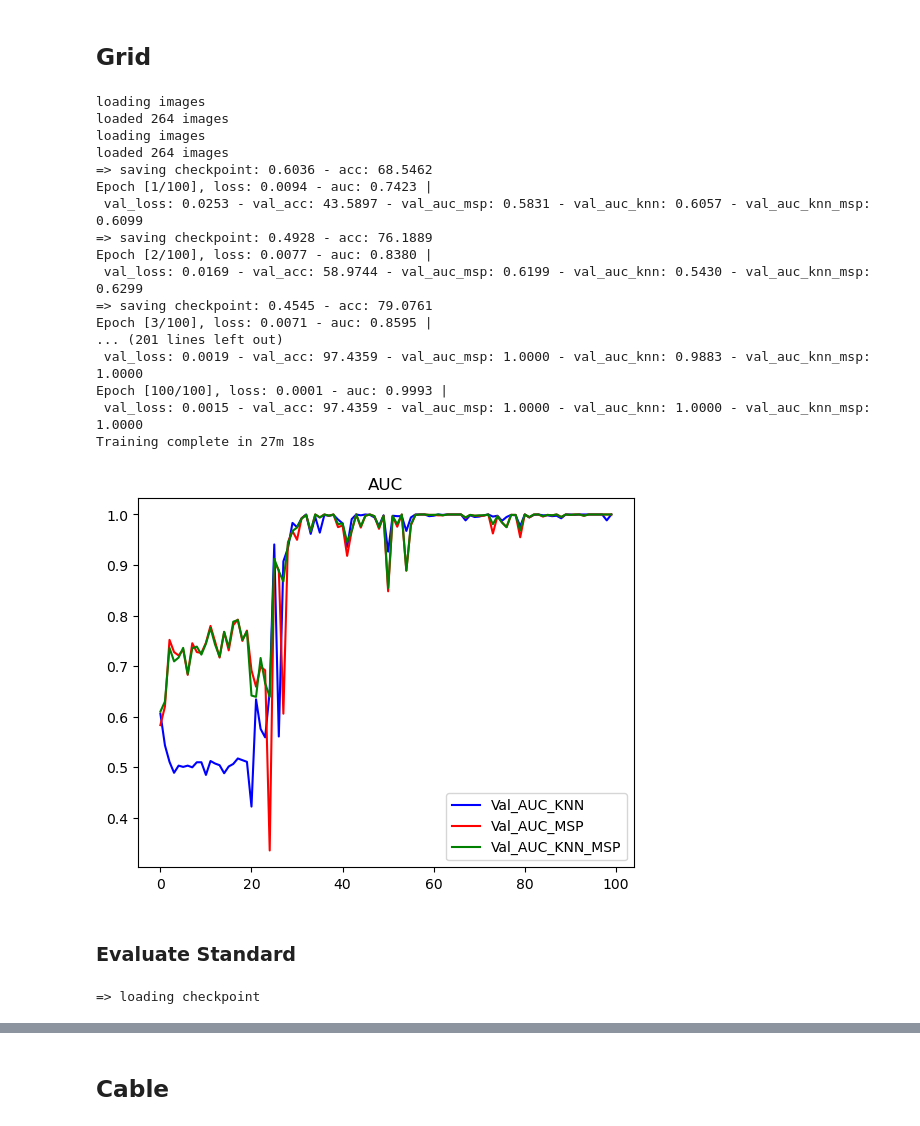
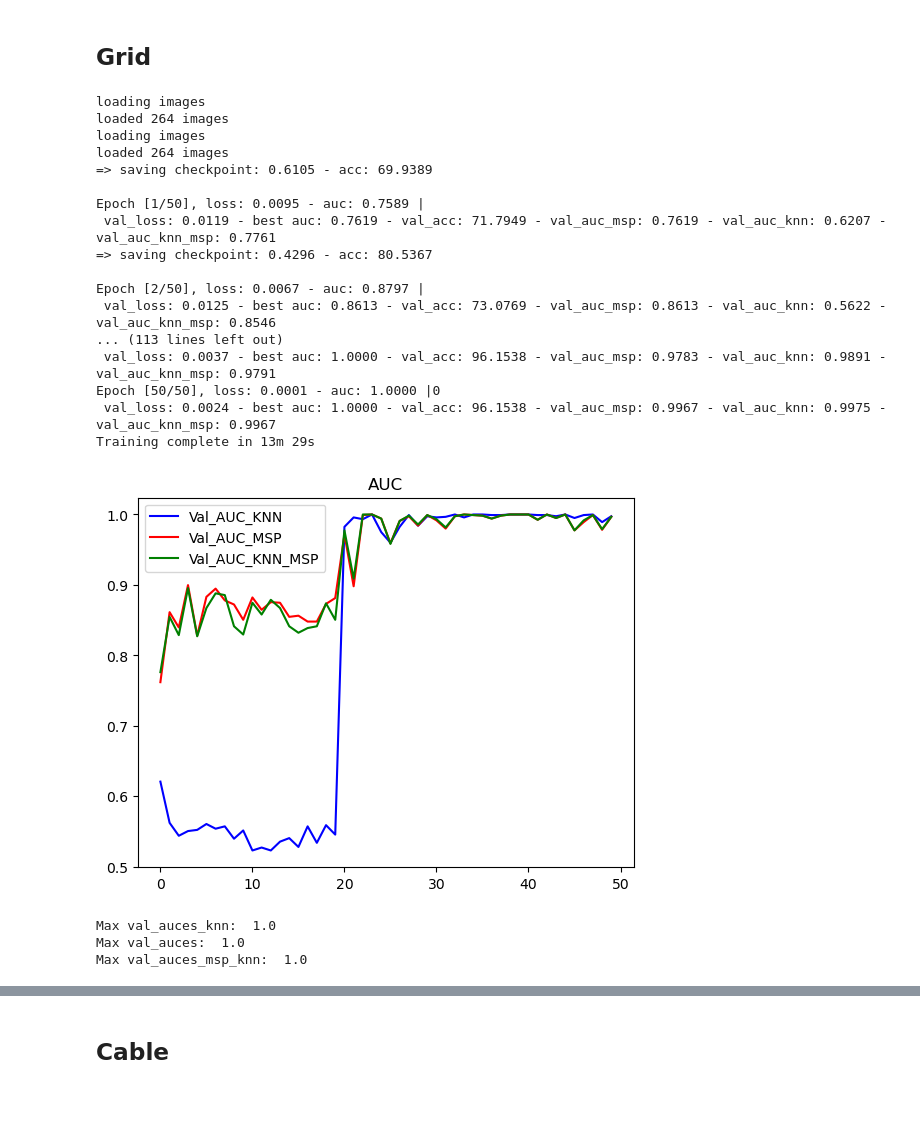
Before and after one commit to yaldashbz/pytorch-cutpaste, a Jupyter notebook: cutpaste_train.ipynb, the cells around one changed output, grey strips where cells are left out. Saved outputs shown, nothing was run; the diff lists cells and outputs as text; code cells hidden in the pictures; blank space fills up the shorter version.

```diff
--- a/cutpaste_train.ipynb
+++ b/cutpaste_train.ipynb
@@ -56,7 +56,7 @@ class Args:
         self.workers = 8
         self.root_dir = '/sinergia/shabanza/datasets/mvtec'
         self.head_layer = 2
-        self.data_type = 'grid'
+        self.data_type = 'carpet'
         self.learninig_rate = 0.03
         self.epochs = 256
         self.pretrained = True
@@ -253,17 +248,3 @@ def build_model(args, device):
         model.freeze_resnet()
 
     return model
-# %%
-device = 'cuda' if torch.cuda.is_available() else 'cpu'
-weight_decay = 0.00003
-momentum = 0.9
-
-
-model = build_model(args, device)
-loss_fn = torch.nn.CrossEntropyLoss()
-if args.optim == "sgd":
-    optimizer = optim.SGD(model.parameters(), lr=args.learninig_rate, momentum=momentum,  weight_decay=weight_decay)
-    scheduler = CosineAnnealingWarmRestarts(optimizer, args.epochs)
-elif args.optim == "adam":
-    optimizer = optim.Adam(model.parameters(), lr=args.learninig_rate, weight_decay=weight_decay)
-    scheduler = None
@@ -416,13 +339,13 @@ def fit(model, train_dl, valid_dl, train_loader_normal, loss_fn, optimizer, num_
     losses, val_losses, accs, val_accs, auces, val_auces, val_auces_knn, val_auces_msp_knn = [], [], [], [], [], [], [], []
     best_auc = 0.0
 
-    since = time.time ()
-    for epoch in range (num_epochs):
+    since = time.time()
+    for epoch in range(num_epochs):
         if epoch == args.freeze_net:
             model.unfreeze()
         train_auc, loss, acc = train(model, train_dl, loss_fn, optimizer, device)
         val_auc, val_loss, val_acc, preds, targs = evaluate(model, valid_dl, loss_fn, device)
-        val_auc_knn, distances, _ = knn_evaluate(model, valid_dl, train_loader_normal, loss_fn, device)
+        val_auc_knn, distances, _ = knn_evaluate(model, valid_dl, train_loader_normal, device)
 
         out = preds + (distances / np.linalg.norm(distances))
         fpr, tpr, thresholds = metrics.roc_curve(targs, out)
@@ -442,13 +365,13 @@ def fit(model, train_dl, valid_dl, train_loader_normal, loss_fn, optimizer, num_
             scheduler.step(val_auc)
 
         # save weights if improved
-        if val_auc > best_auc:
+        if val_auc >= best_auc:
             checkpoint = {'state_dict': model.state_dict(), 'optimizer': optimizer.state_dict()}
             save_checkpoint(checkpoint, checkpoint_path)
             best_auc = val_auc
 
-        print ('Epoch [{}/{}], loss: {:.4f} - auc: {:.4f} |\n val_loss: {:.4f} - val_acc: {:.4f} - val_auc_msp: {:.4f} - val_auc_knn: {:.4f} - val_auc_knn_msp: {:.4f}'
-               .format(epoch + 1, num_epochs, loss, train_auc, val_loss, val_acc, val_auc, val_auc_knn, msp_knn_auc))
+        print ('Epoch [{}/{}], loss: {:.4f} - auc: {:.4f} |\n val_loss: {:.4f} - best auc: {:.4f} - val_acc: {:.4f} - val_auc_msp: {:.4f} - val_auc_knn: {:.4f} - val_auc_knn_msp: {:.4f}'
+               .format(epoch + 1, num_epochs, loss, train_auc, val_loss, best_auc, val_acc, val_auc, val_auc_knn, msp_knn_auc))
 
     period = time.time() - since
     print('Training complete in {:.0f}m {:.0f}s'.format (period // 60, period % 60))
@@ -496,8 +465,8 @@ def run(args):
 ## Carpet
 # %%
 args.data_type = 'carpet'
-args.epochs = 100
-run(args)
+args.epochs = 50
+model, loss_fn, checkpoint_path, train_dataloader, train_dataloader_normal, test_dataloader, history = run_fit(args)
 # %% [output]
 loading images
 loaded 280 images
@@ -544,32 +513,27 @@ print(preds, targs)
 ## Grid
 # %%
 args.data_type = 'grid'
-args.epochs = 100
-run(args)
+args.epochs = 50
+model, loss_fn, checkpoint_path, train_dataloader, train_dataloader_normal, test_dataloader, history = run_fit(args)
 # %% [output]
 loading images
 loaded 264 images
 loading images
 loaded 264 images
-=> saving checkpoint: 0.6036 - acc: 68.5462
-Epoch [1/100], loss: 0.0094 - auc: 0.7423 |
- val_loss: 0.0253 - val_acc: 43.5897 - val_auc_msp: 0.5831 - val_auc_knn: 0.6057 - val_auc_knn_msp: 0.6099
-=> saving checkpoint: 0.4928 - acc: 76.1889
-Epoch [2/100], loss: 0.0077 - auc: 0.8380 |
- val_loss: 0.0169 - val_acc: 58.9744 - val_auc_msp: 0.6199 - val_auc_knn: 0.5430 - val_auc_knn_msp: 0.6299
-=> saving checkpoint: 0.4545 - acc: 79.0761
-Epoch [3/100], loss: 0.0071 - auc: 0.8595 |
-... (201 lines left out)
- val_loss: 0.0019 - val_acc: 97.4359 - val_auc_msp: 1.0000 - val_auc_knn: 0.9883 - val_auc_knn_msp: 1.0000
-Epoch [100/100], loss: 0.0001 - auc: 0.9993 |
- val_loss: 0.0015 - val_acc: 97.4359 - val_auc_msp: 1.0000 - val_auc_knn: 1.0000 - val_auc_knn_msp: 1.0000
-Training complete in 27m 18s
+=> saving checkpoint: 0.6105 - acc: 69.9389
+
+Epoch [1/50], loss: 0.0095 - auc: 0.7589 |
+ val_loss: 0.0119 - best auc: 0.7619 - val_acc: 71.7949 - val_auc_msp: 0.7619 - val_auc_knn: 0.6207 - val_auc_knn_msp: 0.7761
+=> saving checkpoint: 0.4296 - acc: 80.5367
+
+Epoch [2/50], loss: 0.0067 - auc: 0.8797 |
+ val_loss: 0.0125 - best auc: 0.8613 - val_acc: 73.0769 - val_auc_msp: 0.8613 - val_auc_knn: 0.5622 - val_auc_knn_msp: 0.8546
+... (113 lines left out)
+ val_loss: 0.0037 - best auc: 1.0000 - val_acc: 96.1538 - val_auc_msp: 0.9783 - val_auc_knn: 0.9891 - val_auc_knn_msp: 0.9791
+Epoch [50/50], loss: 0.0001 - auc: 1.0000 |0
+ val_loss: 0.0024 - best auc: 1.0000 - val_acc: 96.1538 - val_auc_msp: 0.9967 - val_auc_knn: 0.9975 - val_auc_knn_msp: 0.9967
+Training complete in 13m 29s
-[figure, old version]
+[figure, new version]
+Max val_auces_knn:  1.0
+Max val_auces:  1.0
+Max val_auces_msp_knn:  1.0
-# %% [markdown]
-### Evaluate Standard
-# %%
-model = build_model(args, device)
-checkpoint_path = '../models/model_grid_2023-09-26_10_17_23.pth'
-load_checkpoint(checkpoint_path, model)
-# %% [output]
-=> loading checkpoint
```
Also changed, not shown: parts of 33 cells of this notebook, 1 other file.
